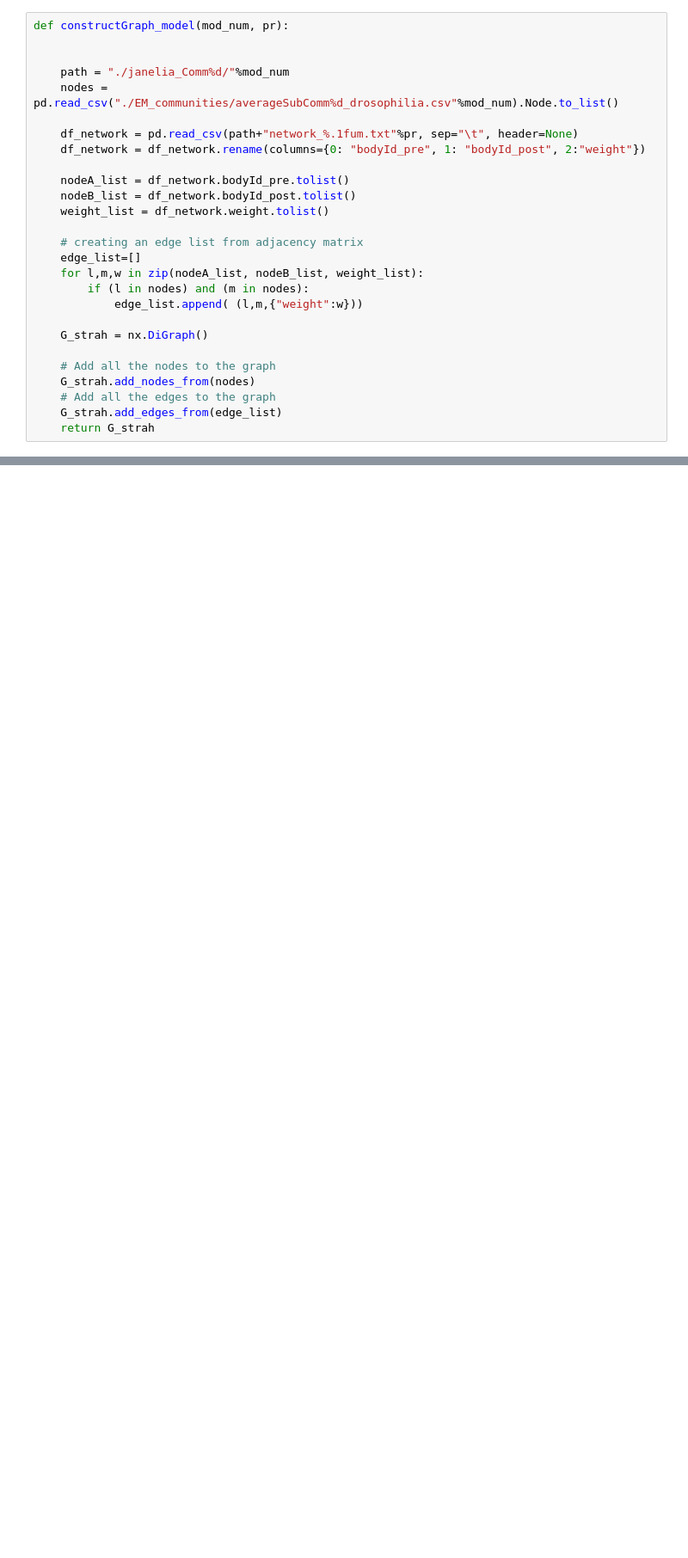
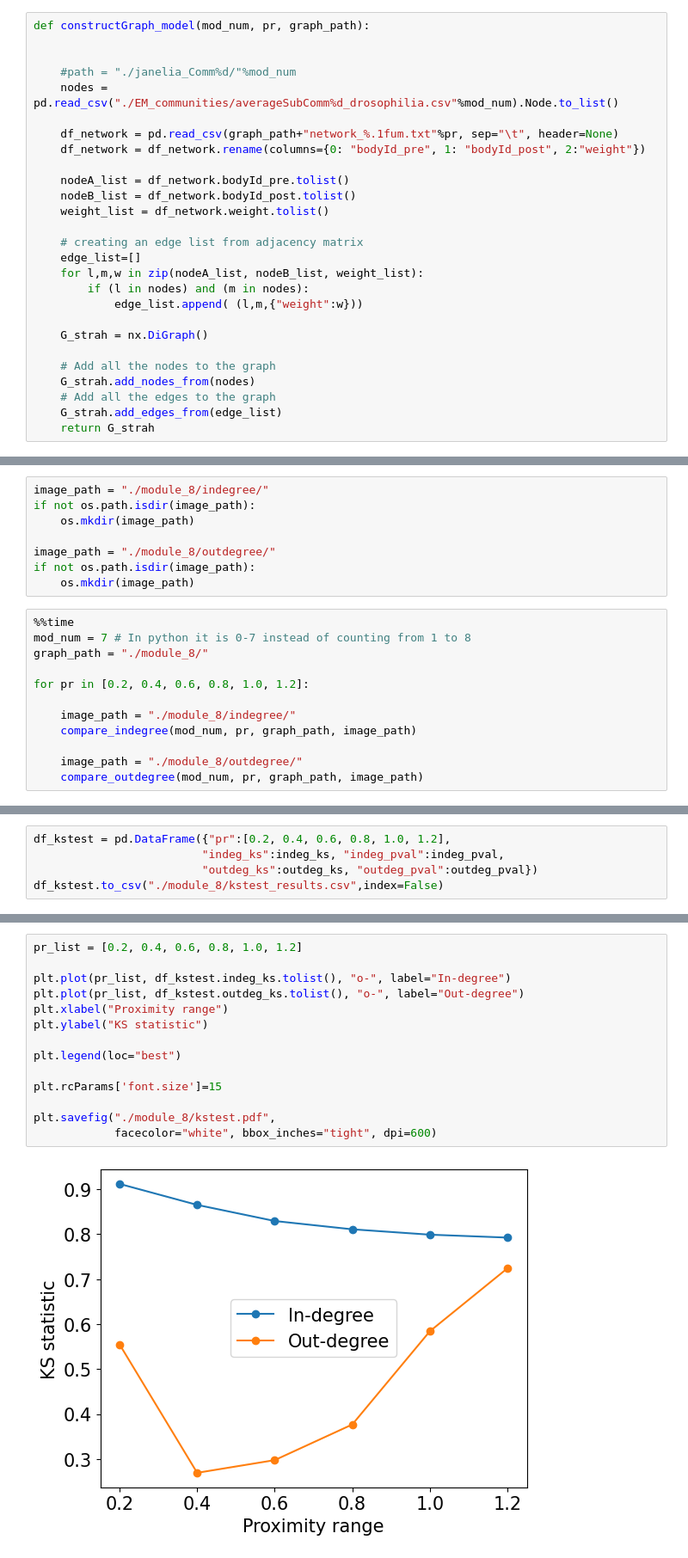
Before and after one commit to dalMaschio-lab/Connectome_analysis, a Jupyter notebook: drosophilia code and data/comm_degree_distribution.ipynb, the cells around one changed output, grey strips where cells are left out. Shown at 86% size. Saved outputs shown, nothing was run; the diff lists cells and outputs as text; blank space fills up the shorter version.

```diff
--- a/drosophilia code and data/comm_degree_distribution.ipynb
+++ b/drosophilia code and data/comm_degree_distribution.ipynb
@@ -30,13 +35,13 @@ def constructGraph_EM(mod_num):
     G_EM.add_edges_from(edge_list)
     return G_EM
 # %%
-def constructGraph_model(mod_num, pr):
+def constructGraph_model(mod_num, pr, graph_path):
 
 
-    path = "./janelia_Comm%d/"%mod_num
+    #path = "./janelia_Comm%d/"%mod_num
     nodes = pd.read_csv("./EM_communities/averageSubComm%d_drosophilia.csv"%mod_num).Node.to_list()
 
-    df_network = pd.read_csv(path+"network_%.1fum.txt"%pr, sep="\t", header=None)
+    df_network = pd.read_csv(graph_path+"network_%.1fum.txt"%pr, sep="\t", header=None)
     df_network = df_network.rename(columns={0: "bodyId_pre", 1: "bodyId_post", 2:"weight"})
 
     nodeA_list = df_network.bodyId_pre.tolist()
@@ -158,0 +170,20 @@ for mod_num in range(8):
+# %%
+image_path = "./module_8/indegree/"
+if not os.path.isdir(image_path):
+    os.mkdir(image_path)
+
+image_path = "./module_8/outdegree/"
+if not os.path.isdir(image_path):
+    os.mkdir(image_path)
+# %%
+%%time
+mod_num = 7 # In python it is 0-7 instead of counting from 1 to 8
+graph_path = "./module_8/"
+
+for pr in [0.2, 0.4, 0.6, 0.8, 1.0, 1.2]:
+
+    image_path = "./module_8/indegree/"
+    compare_indegree(mod_num, pr, graph_path, image_path)
+
+    image_path = "./module_8/outdegree/"
+    compare_outdegree(mod_num, pr, graph_path, image_path)
@@ -158,0 +227,5 @@ for mod_num in range(8):
+# %%
+df_kstest = pd.DataFrame({"pr":[0.2, 0.4, 0.6, 0.8, 1.0, 1.2],
+                         "indeg_ks":indeg_ks, "indeg_pval":indeg_pval,
+                         "outdeg_ks":outdeg_ks, "outdeg_pval":outdeg_pval})
+df_kstest.to_csv("./module_8/kstest_results.csv",index=False)
@@ -158,0 +321,16 @@ for mod_num in range(8):
+# %%
+pr_list = [0.2, 0.4, 0.6, 0.8, 1.0, 1.2]
+
+plt.plot(pr_list, df_kstest.indeg_ks.tolist(), "o-", label="In-degree")
+plt.plot(pr_list, df_kstest.outdeg_ks.tolist(), "o-", label="Out-degree")
+plt.xlabel("Proximity range")
+plt.ylabel("KS statistic")
+
+plt.legend(loc="best")
+
+plt.rcParams['font.size']=15
+
+plt.savefig("./module_8/kstest.pdf",
+            facecolor="white", bbox_inches="tight", dpi=600)
+# %% [output]
+[figure, added]
```
Also changed, not shown: parts of 20 cells of this notebook.
